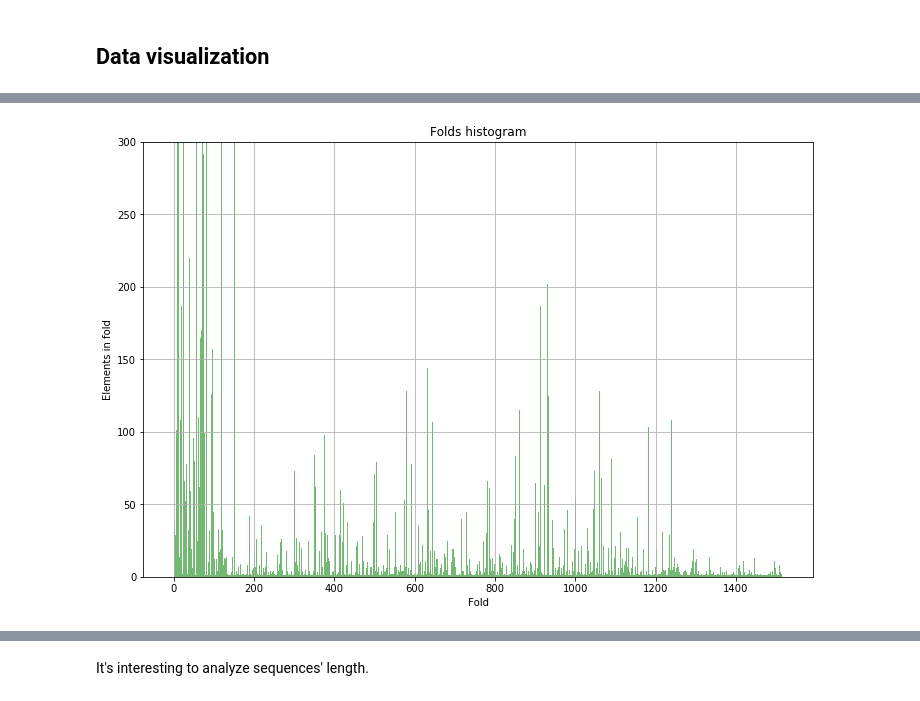
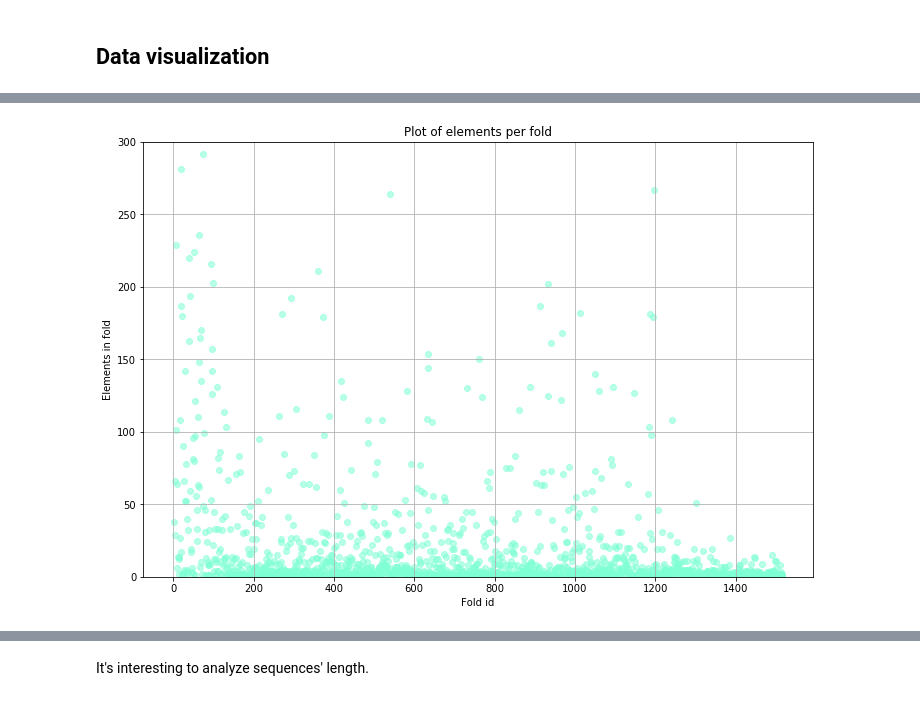
Before and after one commit to Intelligent-Systems-Phystech/2021-Project-86, a Jupyter notebook: code/Exploratory data analysis.ipynb, the cells around one changed output, grey strips where cells are left out. Saved outputs shown, nothing was run; the diff lists cells and outputs as text; code cells hidden in the pictures.

```diff
--- a/code/Exploratory data analysis.ipynb
+++ b/code/Exploratory data analysis.ipynb
@@ -122,0 +125,5 @@ There are more than 1.5k known folds. Here we visualize their distribution.
+# %%
+counts = classes_df.groupby(by = "FOLD").count()
+counts_arr = counts.to_numpy().reshape(-1)
+print(counts_arr)
+print(counts.head())
@@ -123,12 +139,11 @@ There are more than 1.5k known folds. Here we visualize their distribution.
 # %%
 plt.figure(figsize = (12, 8))
-plt.hist(folds, bins = 1517, density=False, facecolor='green', alpha=0.55)
-
-plt.xlabel('Fold')
+plt.scatter(np.arange(1, 1518), counts, facecolor = 'aquamarine', alpha = 0.55)
+plt.xlabel('Fold id')
 plt.ylabel('Elements in fold')
-plt.title('Folds histogram')
+plt.title('Plot of elements per fold')
 plt.grid(True)
 plt.ylim([0, 300])
 plt.show()
 # %% [output]
-[figure, old version]
+[figure, new version]
```
Also changed, not shown: parts of 10 cells of this notebook, 2 other files.
